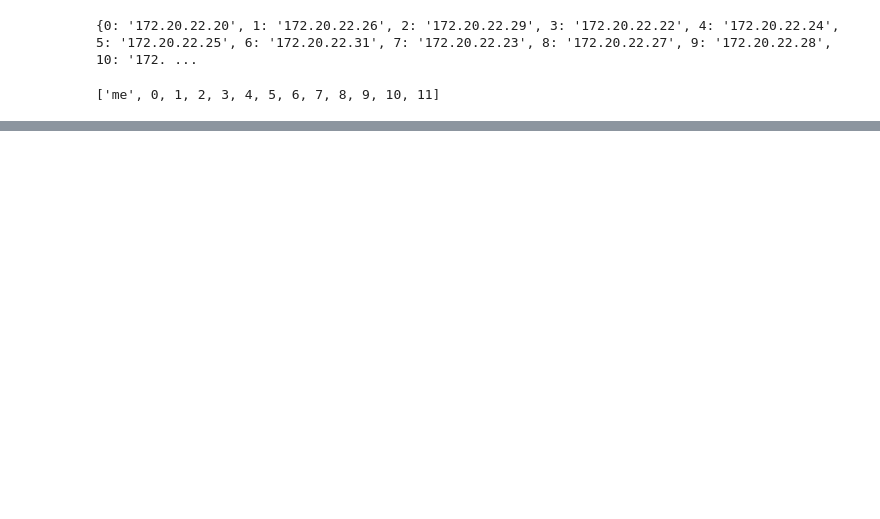
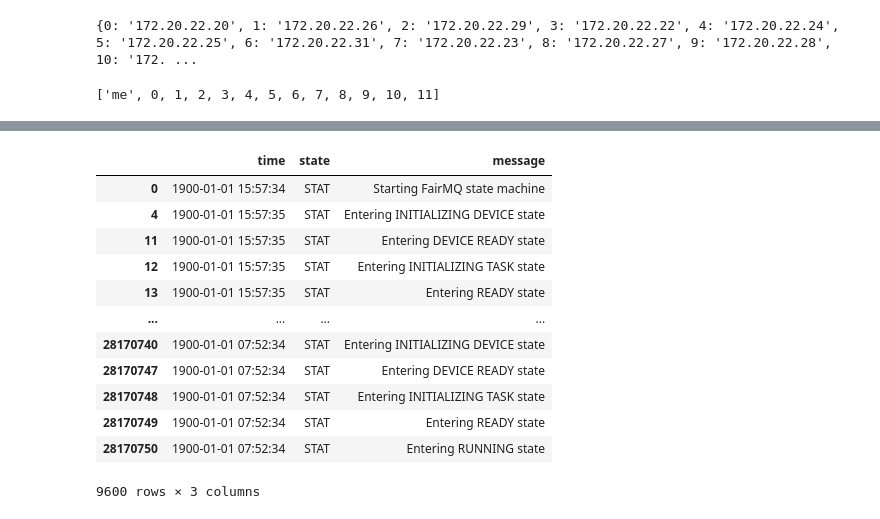
Before and after one commit to JelleWierenga/Log-file-analyser, a Jupyter notebook: src/Analyse_Data.ipynb, the cells around one changed output, grey strips where cells are left out. Cells and saved outputs as stored; diff of their text form; code cells hidden in the pictures; blank space fills up the shorter version.

```diff
--- a/src/Analyse_Data.ipynb
+++ b/src/Analyse_Data.ipynb
@@ -287,0 +268,17 @@ dtype: int64
+# %%
+stat = df[df["state"] == "STAT"]
+stat
+# %% [output]
+|  | time | state | message |
+| 0 | 1900-01-01 15:57:34 | STAT | Starting FairMQ state machine |
+| 4 | 1900-01-01 15:57:35 | STAT | Entering INITIALIZING DEVICE state |
+| 11 | 1900-01-01 15:57:35 | STAT | Entering DEVICE READY state |
+| 12 | 1900-01-01 15:57:35 | STAT | Entering INITIALIZING TASK state |
+| 13 | 1900-01-01 15:57:35 | STAT | Entering READY state |
+| ... | ... | ... | ... |
+| 28170740 | 1900-01-01 07:52:34 | STAT | Entering INITIALIZING DEVICE state |
+| 28170747 | 1900-01-01 07:52:34 | STAT | Entering DEVICE READY state |
+| 28170748 | 1900-01-01 07:52:34 | STAT | Entering INITIALIZING TASK state |
+| 28170749 | 1900-01-01 07:52:34 | STAT | Entering READY state |
+| 28170750 | 1900-01-01 07:52:34 | STAT | Entering RUNNING state |
+9600 rows × 3 columns
```
Also changed, not shown: parts of 15 cells of this notebook.
